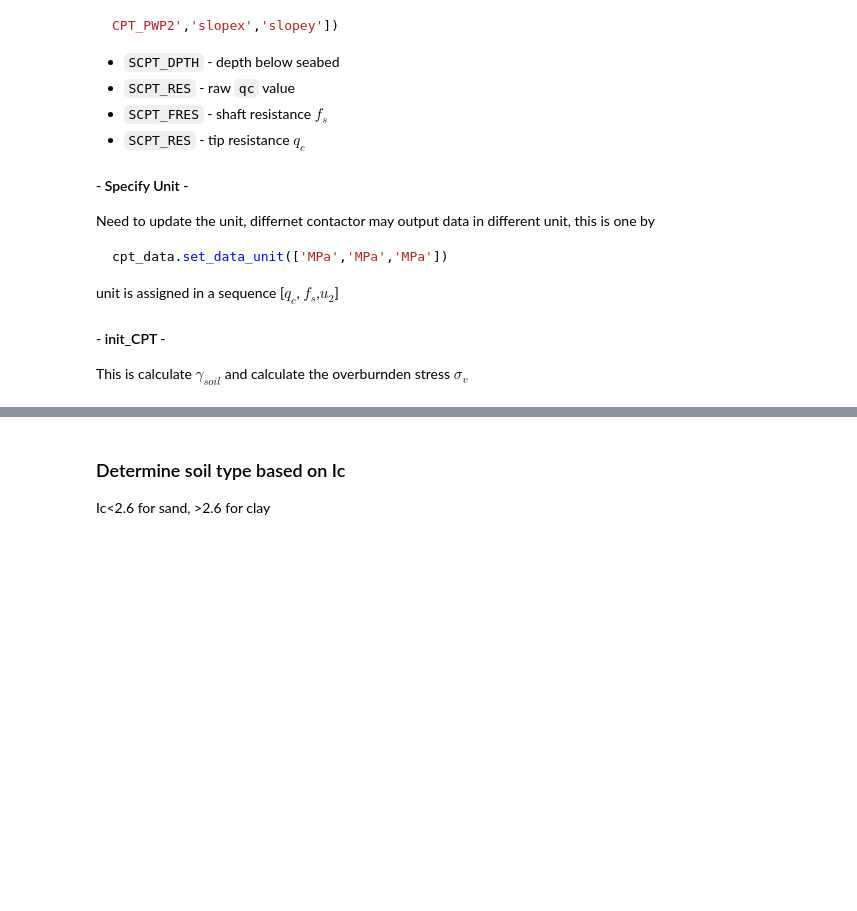
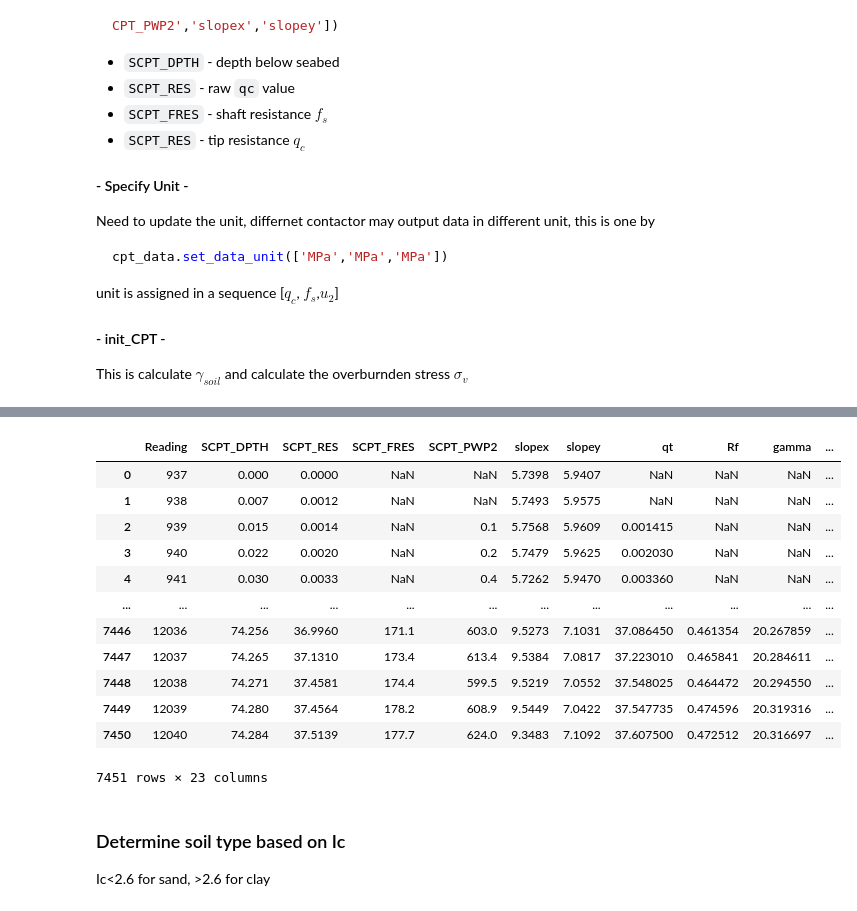
Before and after one commit to dazhongli/UnitCPT, a Jupyter notebook: p-y-sand.ipynb, the cells around one changed output, grey strips where cells are left out. Cells and saved outputs as stored; diff of their text form; code cells hidden in the pictures; blank space fills up the shorter version.

```diff
--- a/p-y-sand.ipynb
+++ b/p-y-sand.ipynb
@@ -59,3 +59,19 @@ invalid value encountered in log10
+# %%
+cpt_data.df
+# %% [output]
+|  | Reading | SCPT_DPTH | SCPT_RES | SCPT_FRES | SCPT_PWP2 | slopex | slopey | qt | Rf | gamma | ... |
+| 0 | 937 | 0.000 | 0.0000 | NaN | NaN | 5.7398 | 5.9407 | NaN | NaN | NaN | ... |
+| 1 | 938 | 0.007 | 0.0012 | NaN | NaN | 5.7493 | 5.9575 | NaN | NaN | NaN | ... |
+| 2 | 939 | 0.015 | 0.0014 | NaN | 0.1 | 5.7568 | 5.9609 | 0.001415 | NaN | NaN | ... |
+| 3 | 940 | 0.022 | 0.0020 | NaN | 0.2 | 5.7479 | 5.9625 | 0.002030 | NaN | NaN | ... |
+| 4 | 941 | 0.030 | 0.0033 | NaN | 0.4 | 5.7262 | 5.9470 | 0.003360 | NaN | NaN | ... |
+| ... | ... | ... | ... | ... | ... | ... | ... | ... | ... | ... | ... |
+| 7446 | 12036 | 74.256 | 36.9960 | 171.1 | 603.0 | 9.5273 | 7.1031 | 37.086450 | 0.461354 | 20.267859 | ... |
+| 7447 | 12037 | 74.265 | 37.1310 | 173.4 | 613.4 | 9.5384 | 7.0817 | 37.223010 | 0.465841 | 20.284611 | ... |
+| 7448 | 12038 | 74.271 | 37.4581 | 174.4 | 599.5 | 9.5219 | 7.0552 | 37.548025 | 0.464472 | 20.294550 | ... |
+| 7449 | 12039 | 74.280 | 37.4564 | 178.2 | 608.9 | 9.5449 | 7.0422 | 37.547735 | 0.474596 | 20.319316 | ... |
+| 7450 | 12040 | 74.284 | 37.5139 | 177.7 | 624.0 | 9.3483 | 7.1092 | 37.607500 | 0.472512 | 20.316697 | ... |
+7451 rows × 23 columns
 # %% [markdown]
 ### Determine soil type based on Ic
 Ic<2.6 for sand, >2.6 for clay
```
Also changed, not shown: parts of 4 cells of this notebook, 3 other files.
